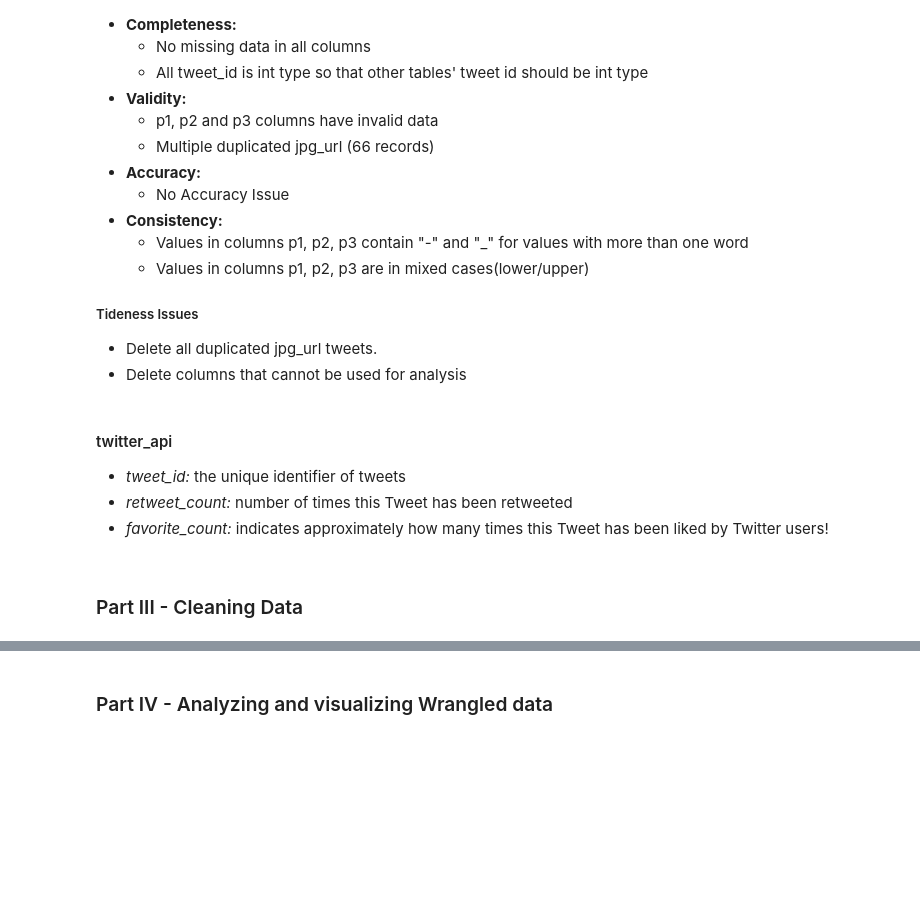
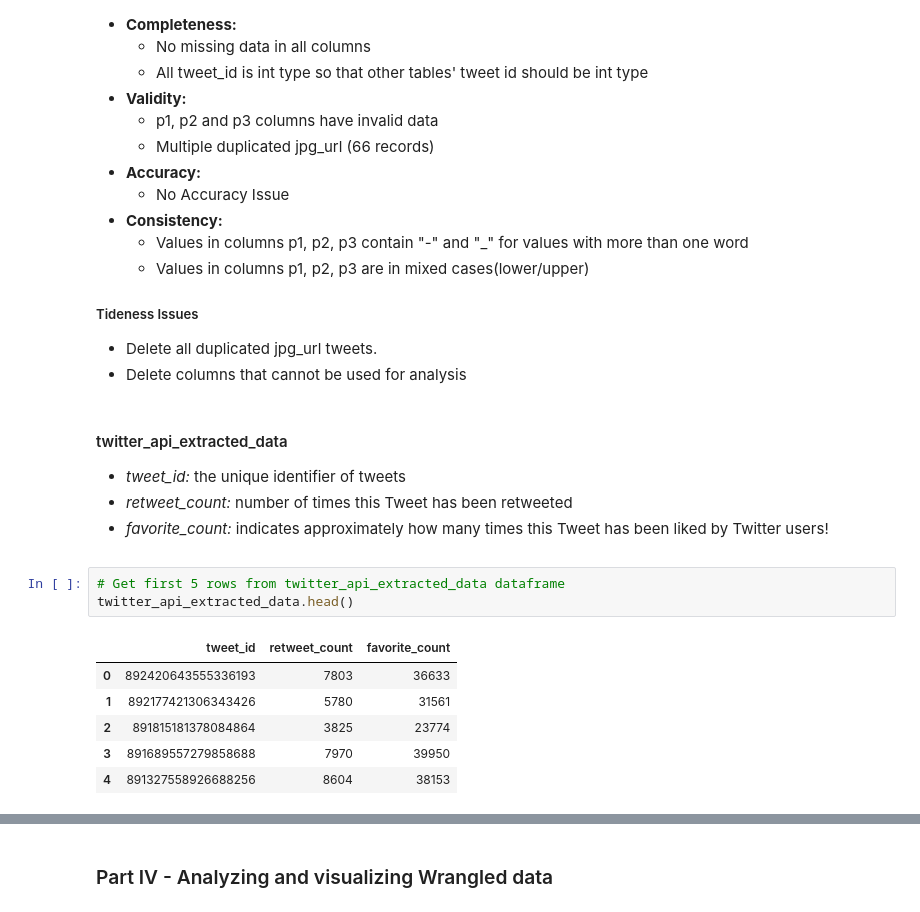
Before and after one commit to Rapter1990/Udacity-Data-Analyst-Nanodegree, a Jupyter notebook: P4_Wrangle_And_Analyze_Data/wrangle_act.ipynb, the cells around one changed output, grey strips where cells are left out. Saved outputs shown, nothing was run; the diff lists cells and outputs as text; blank space fills up the shorter version.

```diff
--- a/P4_Wrangle_And_Analyze_Data/wrangle_act.ipynb
+++ b/P4_Wrangle_And_Analyze_Data/wrangle_act.ipynb
@@ -742,12 +742,19 @@ After assessing first dataframe named for image_predictions, Here are the result
     </li>
 </ul>
 # %% [markdown]
-#### twitter_api
+#### twitter_api_extracted_data
 <ul>
 <li><i>tweet_id:</i> the unique identifier of tweets</li>
 <li><i>retweet_count:</i> number of times this Tweet has been retweeted</li>
 <li><i>favorite_count:</i> indicates approximately how many times this Tweet has been liked by Twitter users!</li>
 <ul>
-# %% [markdown]
-<a id='cleaning'></a>
-### Part III - Cleaning Data
+# %%
+# Get first 5 rows from twitter_api_extracted_data dataframe
+twitter_api_extracted_data.head()
+# %% [output]
+|  | tweet_id | retweet_count | favorite_count |
+| 0 | 892420643555336193 | 7803 | 36633 |
+| 1 | 892177421306343426 | 5780 | 31561 |
+| 2 | 891815181378084864 | 3825 | 23774 |
+| 3 | 891689557279858688 | 7970 | 39950 |
+| 4 | 891327558926688256 | 8604 | 38153 |
```
Also changed, not shown: parts of 16 cells of this notebook.
